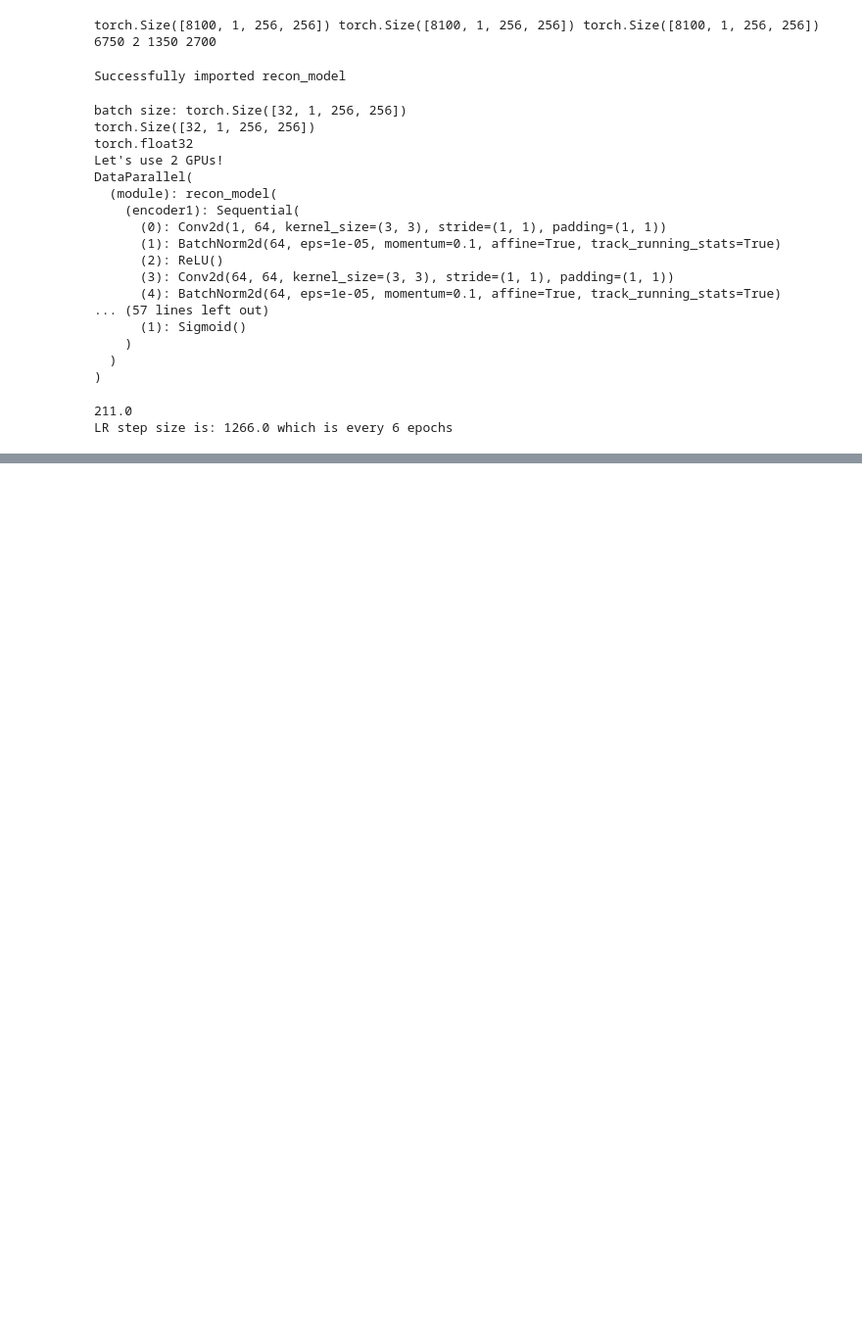
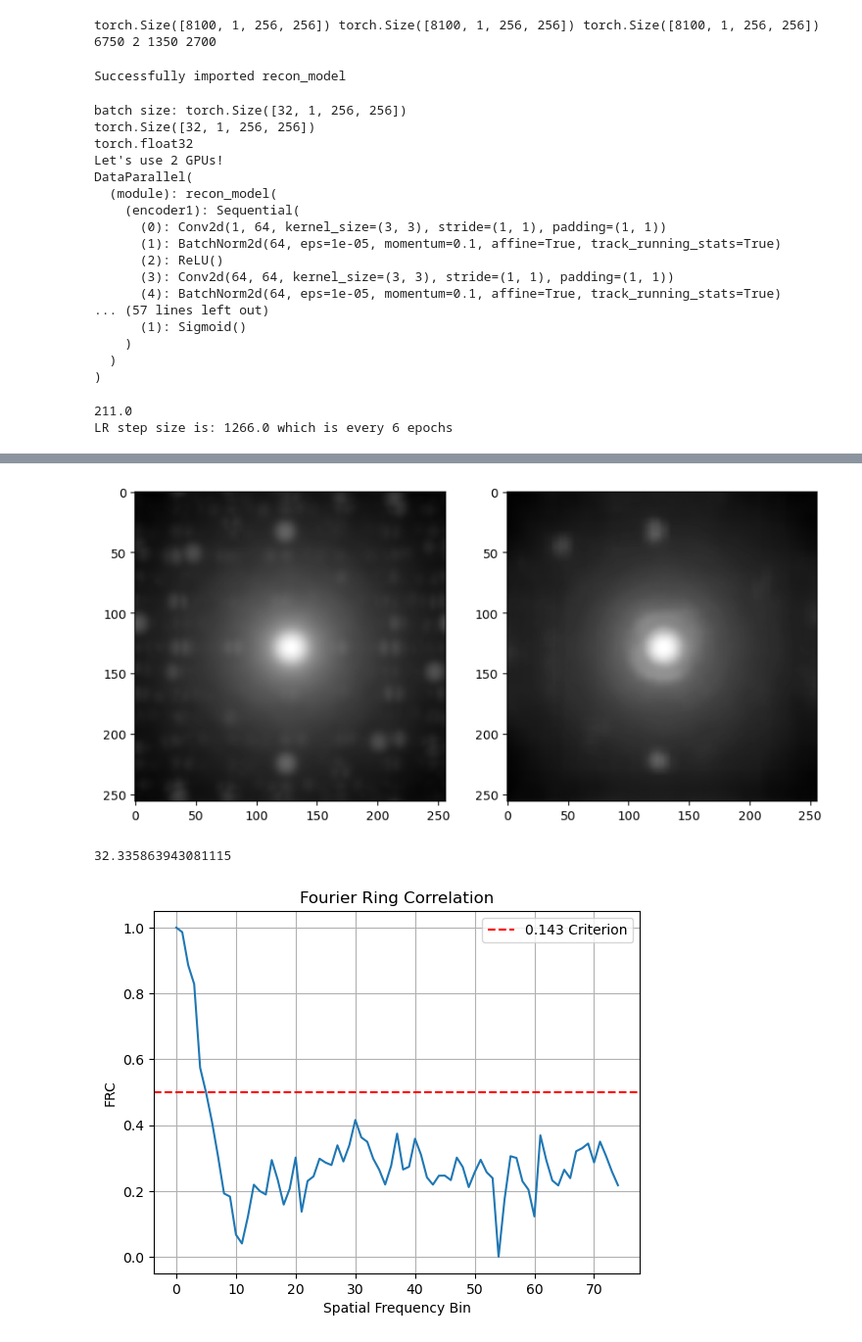
Before and after one commit to jmccourt11/deconvolutionNN, a Jupyter notebook: notebooks/train/train_1encoder ZCB_9.ipynb, the cells around one changed output, grey strips where cells are left out. Shown at 98% size. Drawn from its saved outputs; the diff is of its cells as text; code cells hidden in the pictures; blank space fills up the shorter version.

```diff
--- a/notebooks/train/train_1encoder ZCB_9.ipynb
+++ b/notebooks/train/train_1encoder ZCB_9.ipynb
@@ -38,7 +38,7 @@ print(MODEL_SAVE_PATH)
 /net/micdata/data2/12IDC/ptychosaxs/trained_model
 # %%
 # Load preprocessed data
-num=31#17
+num=32#17
 numDPs=10800#10000
 
 # Load the data once instead of three times
@@ -426,0 +592,76 @@ plt.show()
+# %%
+import numpy as np
+
+def compute_psnr(img_true, img_recon, max_val=1.0):
+    """Compute PSNR between ground truth and reconstructed images."""
+    mse = np.mean((img_true - img_recon) ** 2)
+    if mse == 0:
+        return float('inf')  # Perfect match
+    psnr = 10 * np.log10((max_val ** 2) / mse)
+    return psnr
+
+from numpy.fft import fft2, fftshift
+
+def compute_frc(image1, image2, num_bins=50):
+    """Compute the Fourier Ring Correlation between two images."""
+    # Compute Fourier transforms
+    F1 = fftshift(fft2(image1))
+    F2 = fftshift(fft2(image2))
+
+    fig,ax=plt.subplots(1,2,figsize=(10, 5))
+    ax[0].imshow(image1, cmap='gray')
+    ax[1].imshow(image2, cmap='gray')
+    plt.show()
+    # Prepare coordinates
+    h, w = F1.shape
+    y, x = np.indices((h, w))
+    center = (h // 2, w // 2)
+    r = np.sqrt((x - center[1]) ** 2 + (y - center[0]) ** 2)
+
+    # Bin radial frequencies
+    r = r.astype(np.int32)
+    max_r = min(center)
+    frc = np.zeros(num_bins)
+    for i in range(num_bins):
+        ring_mask = (r >= i * max_r / num_bins) & (r < (i + 1) * max_r / num_bins)
+        F1_ring = F1[ring_mask]
+        F2_ring = F2[ring_mask]
+        num = np.sum(F1_ring * np.conj(F2_ring))
+        denom = np.sqrt(np.sum(np.abs(F1_ring) ** 2) * np.sum(np.abs(F2_ring) ** 2))
+        frc[i] = np.abs(num / denom) if denom != 0 else 0
+    return frc
+
+
+import matplotlib.pyplot as plt
+
+
+def plot_intensity_histograms(img1, img2, labels=('True', 'Recovered'), bins=100):
+    plt.figure(figsize=(6,4))
+    plt.hist(img1.ravel(), bins=bins, alpha=0.5, label=labels[0])
+    plt.hist(img2.ravel(), bins=bins, alpha=0.5, label=labels[1])
+    plt.xlabel('Pixel Intensity')
+    plt.ylabel('Frequency (log scale)')
+    plt.title('Intensity Histogram Comparison')
+    plt.legend()
+    plt.tight_layout()
+    plt.show()
+
+# Example usage:
+j=int(round(np.random.rand()*ntest))
+IMAGE1=Y_I_test[j].reshape(h, w)
+IMAGE2=results[j].reshape(h, w)
+frc_curve = compute_frc(IMAGE1, IMAGE2,num_bins=75)
+print(compute_psnr(IMAGE1, IMAGE2))
+plt.plot(frc_curve)
+plt.axhline(0.5, color='r', linestyle='--', label='0.143 Criterion')
+plt.xlabel('Spatial Frequency Bin')
+plt.ylabel('FRC')
+plt.title('Fourier Ring Correlation')
+plt.legend()
+plt.grid(True)
+plt.show()
+plot_intensity_histograms(IMAGE1, IMAGE2)
+# %% [output]
+[figure, added]
+32.335863943081115
+[figure, added]
```
Also changed, not shown: parts of 10 cells of this notebook, 16 other files.
